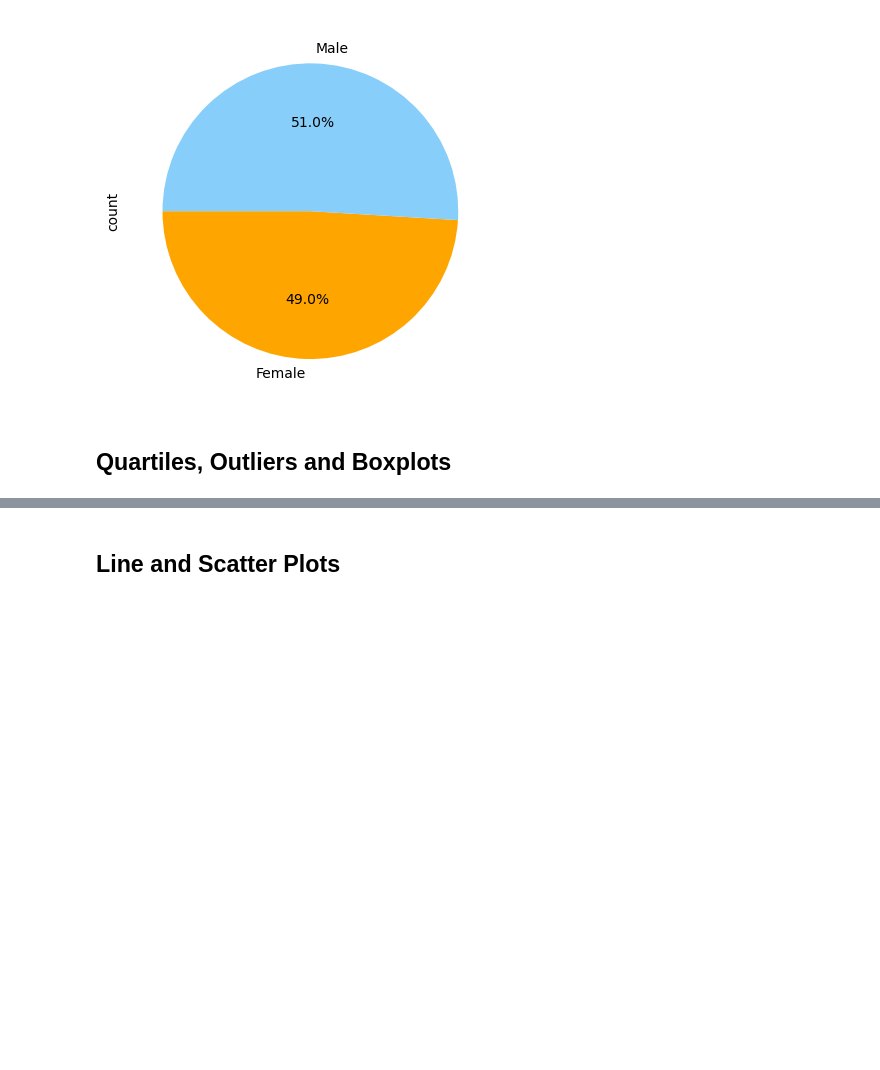
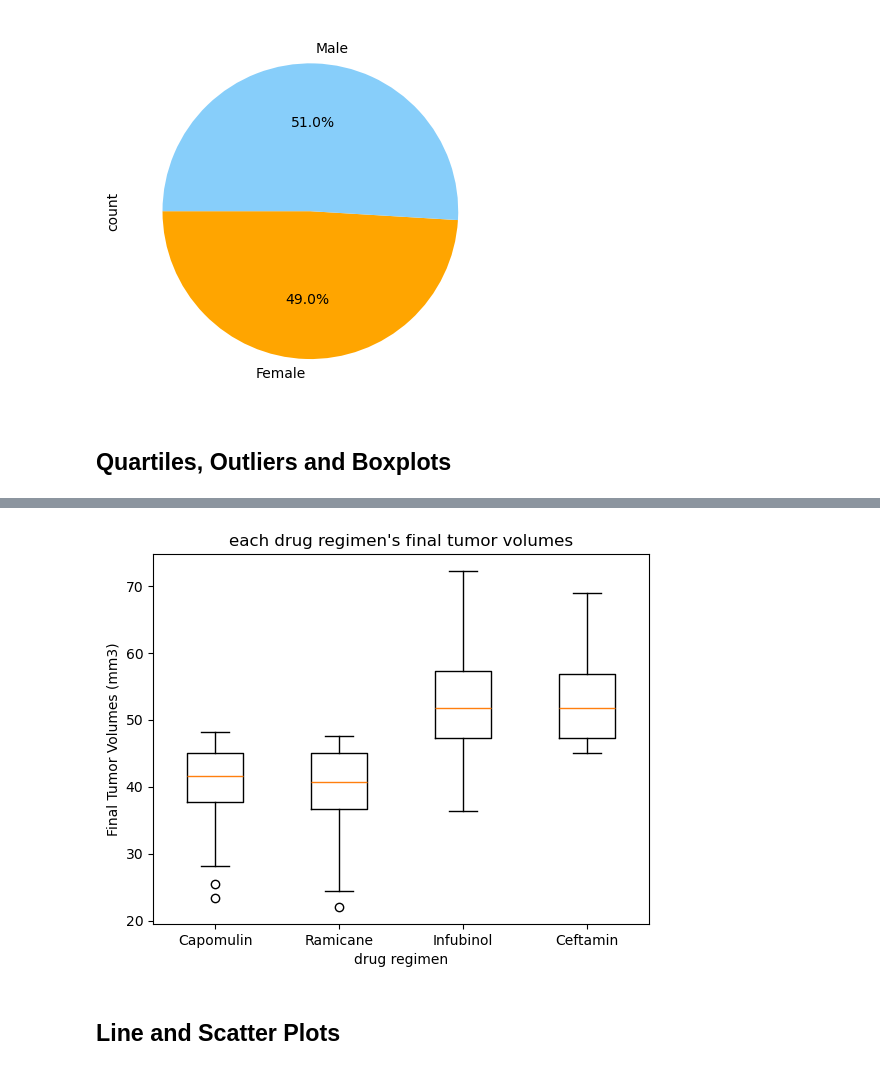
Before and after one commit to HanaDoubleU/matplotlib-challenge, a Jupyter notebook: Pymaceuticals/pymaceuticals_starter.ipynb, the cells around one changed output, grey strips where cells are left out. Saved outputs shown, nothing was run; the diff lists cells and outputs as text; code cells hidden in the pictures; blank space fills up the shorter version.

```diff
--- a/Pymaceuticals/pymaceuticals_starter.ipynb
+++ b/Pymaceuticals/pymaceuticals_starter.ipynb
@@ -252,8 +252,16 @@ plt.show()
 # Capomulin, Ramicane, Infubinol, and Ceftamin
 
 # Start by getting the last (greatest) timepoint for each mouse
-
+# source: referencing previous cells above
+# source: xpert
+lasttimepoints = clean.groupby('Mouse ID')['Timepoint'].max().reset_index()
 
 # Merge this group df with the original DataFrame to get the tumor volume at the last timepoint
+# source: merging_solution.ipynb
+# source: xpert
+# source: column_manipulation_solution.ipynb
+group_df = pd.merge(clean, lasttimepoints, on="Mouse ID", how="inner")
+relevantgroup_df = group_df.drop(columns=['Timepoint_x'])
+renamedgroup_df = relevantgroup_df.rename(columns={"Timepoint_y":"Last Timepoint"})
 # %%
 # Put treatments into a list for for loop (and later for plot labels)
@@ -285,3 +319,17 @@ Ceftamin's potential outliers: Series([], Name: Tumor Volume (mm3), dtype: float
+# %%
+# Generate a box plot that shows the distribution of the tumor volume for each treatment group.
+# source: samples_solution.ipynb
+# source: x-pert
+fig1, ax1 = plt.subplots()
+ax1.boxplot(tumorvoldata)
+ax1.set_title("each drug regimen's final tumor volumes")
+ax1.set_ylabel('Final Tumor Volumes (mm3)')
+ax1.set_xlabel('drug regimen')
+ax1.set_xticks(range(1, len(treatments) + 1))
+ax1.set_xticklabels(treatments)
+plt.show()
+# %% [output]
+[figure, added]
 # %% [markdown]
 ## Line and Scatter Plots
 # %%
```
Also changed, not shown: parts of 2 cells of this notebook.
